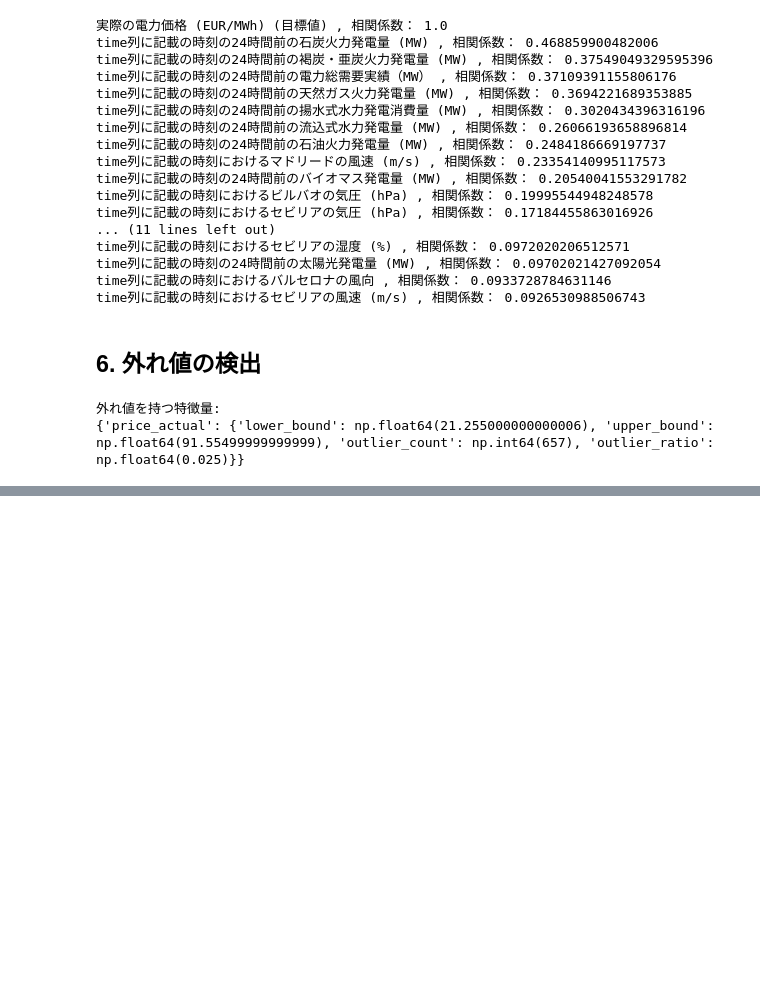
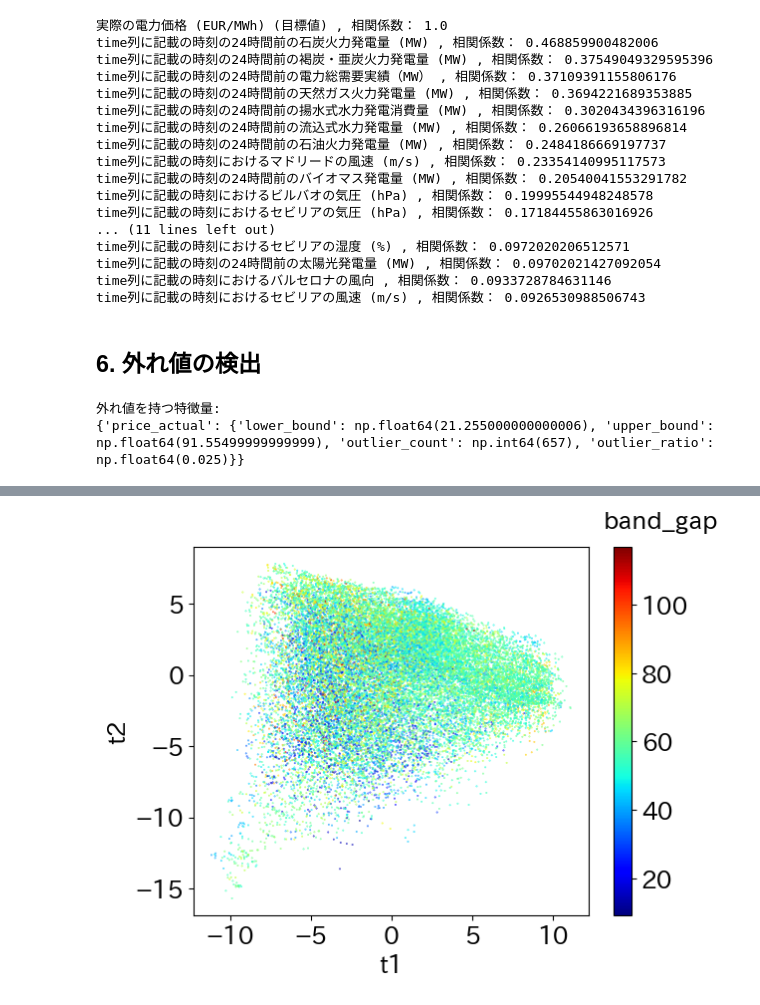
Before and after one commit to yukibefree/notebook, a Jupyter notebook: signate_smbc_202506/notebooks/01_exploratory_data_analysis.ipynb, the cells around one changed output, grey strips where cells are left out. Cells and saved outputs as stored; diff of their text form; code cells hidden in the pictures; blank space fills up the shorter version.

```diff
--- a/signate_smbc_202506/notebooks/01_exploratory_data_analysis.ipynb
+++ b/signate_smbc_202506/notebooks/01_exploratory_data_analysis.ipynb
@@ -336,0 +459,4 @@ print(outliers)
+# %%
+# 主成分得点（各サンプルが各主成分軸上のどの座標に位置するかを表す値）
+score = pd.DataFrame(pca.transform(train_scaled), index=train_scaled.index)
+score
@@ -336,0 +500,10 @@ print(outliers)
+# %%
+# 第 1 主成分と第 2 主成分の散布図 (band_gap の値でサンプルに色付け)
+plt.scatter(score.iloc[:, 0], score.iloc[:, 1], c=train_df[target], cmap=plt.get_cmap('jet'), s=0.1)
+clb = plt.colorbar()
+clb.set_label('band_gap', labelpad=-20, y=1.1, rotation=0)
+plt.xlabel('t1')
+plt.ylabel('t2')
+plt.show()
+# %% [output]
+[figure, added]
```
Also changed, not shown: parts of 18 cells of this notebook, 2 other files.
